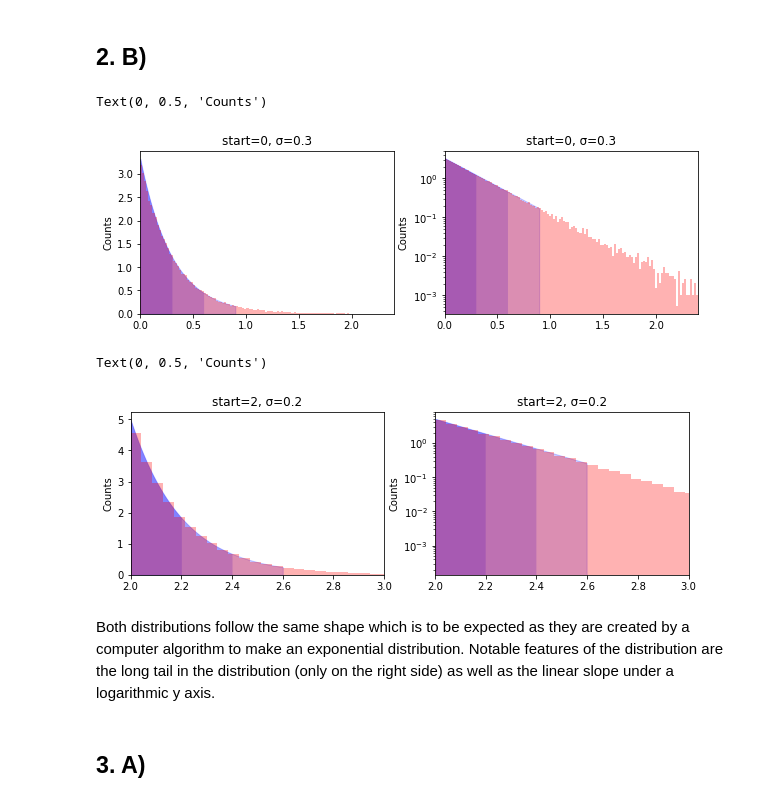
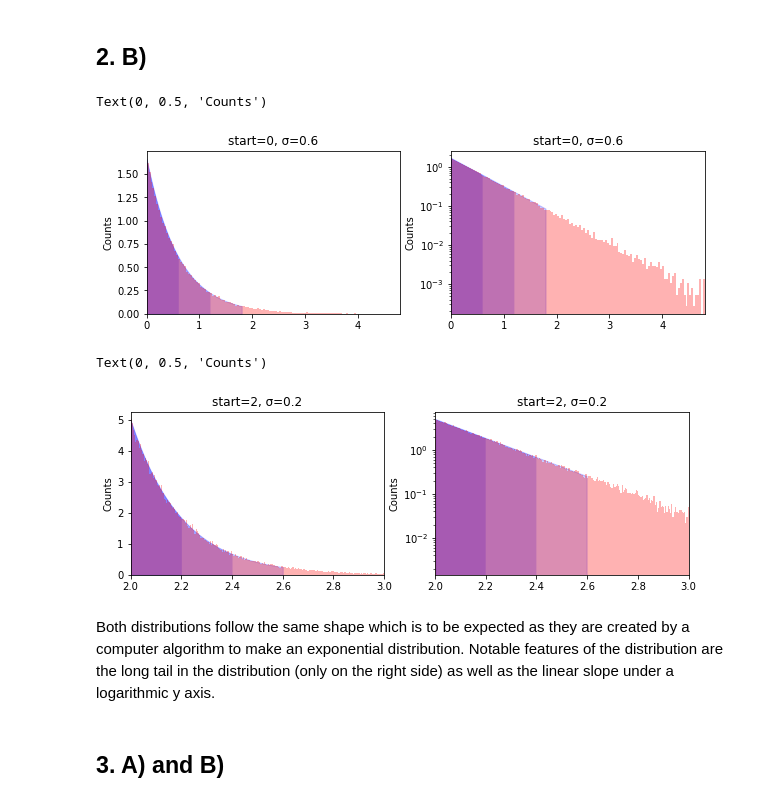
Before and after one commit to maverickmillican/Phys_434_Millican, a Jupyter notebook: Lab1_Millican.ipynb, the cells around one changed output. Saved outputs shown, nothing was run; the diff lists cells and outputs as text; code cells hidden in the pictures.

```diff
--- a/Lab1_Millican.ipynb
+++ b/Lab1_Millican.ipynb
@@ -160,7 +160,7 @@ I decided to do an exponential distribution which is the continous probability d
 # %% [markdown]
 ## 2. B)
 # %%
-mu = 0; sigma = .3
+mu = 0; sigma = .6
 d = stats.expon.rvs(loc = mu, scale = sigma, size = 100000)
 fig, (ax, ax2) = plt.subplots(1, 2, figsize=(10,3))
 ax.set_title(f'start={mu}, \u03C3={sigma}')
@@ -191,41 +191,41 @@ ax2.fill_between(int_base3, stats.expon.pdf(int_base3,loc = mu, scale = sigma),
 ax2.set_ylabel("Counts"); ax.set_ylabel("Counts")
 # %% [output]
 Text(0, 0.5, 'Counts')
-[figure, old version]
+[figure, new version]
 # %%
 mu = 2; sigma = .2
 d = stats.expon.rvs(loc = mu, scale = sigma, size = 100000)
 fig, (ax, ax2) = plt.subplots(1, 2, figsize=(10,3))
 ax.set_title(f'start={mu}, \u03C3={sigma}')
-ax.hist(d, 50, density=True, color = 'r', alpha = .3)
+ax.hist(d, 500, density=True, color = 'r', alpha = .3)
 ax.tick_params(labelsize = 10)
 ax.set_xlim([mu,mu+5*sigma])
 x = np.linspace(mu,mu+5*sigma,100000)
 ax.plot(x,stats.expon.pdf(x,loc = 5., scale = 0.01),linewidth = 3,alpha = 0)
 int_base3 = np.linspace(mu-3*sigma,mu+3*sigma,1000)
 int_base2 = np.linspace(mu-2*sigma,mu+2*sigma,1000)
 int_base1 = np.linspace(mu-1*sigma,mu+1*sigma,1000)
 ax.fill_between(int_base1, stats.expon.pdf(int_base1,loc = mu, scale = sigma), color = 'b', linewidth = 0, alpha = .2)
 ax.fill_between(int_base2, stats.expon.pdf(int_base2,loc = mu, scale = sigma), color = 'b', linewidth = 0, alpha = .2)
 ax.fill_between(int_base3, stats.expon.pdf(int_base3,loc = mu, scale = sigma), color = 'b', linewidth = 1, alpha = .2)
 ax2.set_yscale('log')
 ax2.set_title(f'start={mu}, \u03C3={sigma}')
-ax2.hist(d, 50, density=True, color = 'r', alpha = .3)
+ax2.hist(d, 500, density=True, color = 'r', alpha = .3)
 ax2.tick_params(labelsize = 10)
 ax2.set_xlim([mu,mu+5*sigma])
 x = np.linspace(mu,mu+5*sigma,100000)
 ax2.plot(x,stats.expon.pdf(x,loc = 5., scale = 0.01),linewidth = 3,alpha = 0)
 int_base3 = np.linspace(mu-3*sigma,mu+3*sigma,100)
 int_base2 = np.linspace(mu-2*sigma,mu+2*sigma,100)
 int_base1 = np.linspace(mu-1*sigma,mu+1*sigma,100)
 ax2.fill_between(int_base1, stats.expon.pdf(int_base1,loc = mu, scale = sigma), color = 'b', linewidth = 0, alpha = .2)
 ax2.fill_between(int_base2, stats.expon.pdf(int_base2,loc = mu, scale = sigma), color = 'b', linewidth = 0, alpha = .2)
 ax2.fill_between(int_base3, stats.expon.pdf(int_base3,loc = mu, scale = sigma), color = 'b', linewidth = 1, alpha = .2)
 ax2.set_ylabel("Counts"); ax.set_ylabel("Counts")
 # %% [output]
 Text(0, 0.5, 'Counts')
-[figure, old version]
+[figure, new version]
 # %% [markdown]
 Both distributions follow the same shape which is to be expected as they are created by a computer algorithm to make an exponential distribution. Notable features of the distribution are the long tail in the distribution (only on the right side) as well as the linear slope under a logarithmic y axis.
 # %% [markdown]
-## 3. A)
+## 3. A) and B)
```
Also changed, not shown: parts of 2 cells of this notebook.
